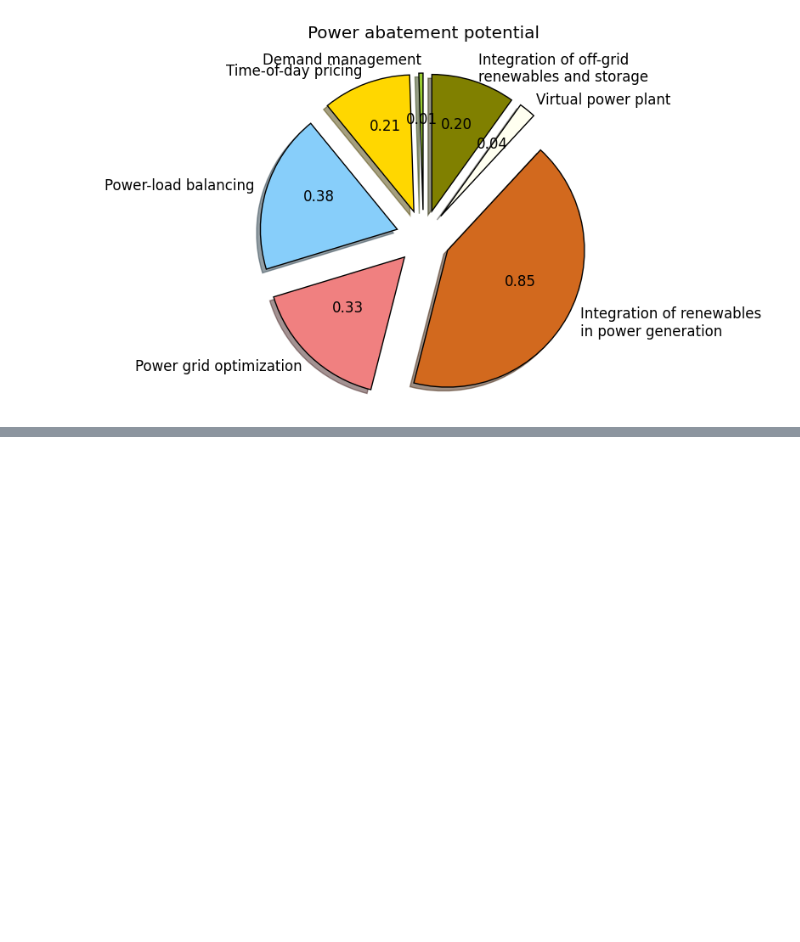
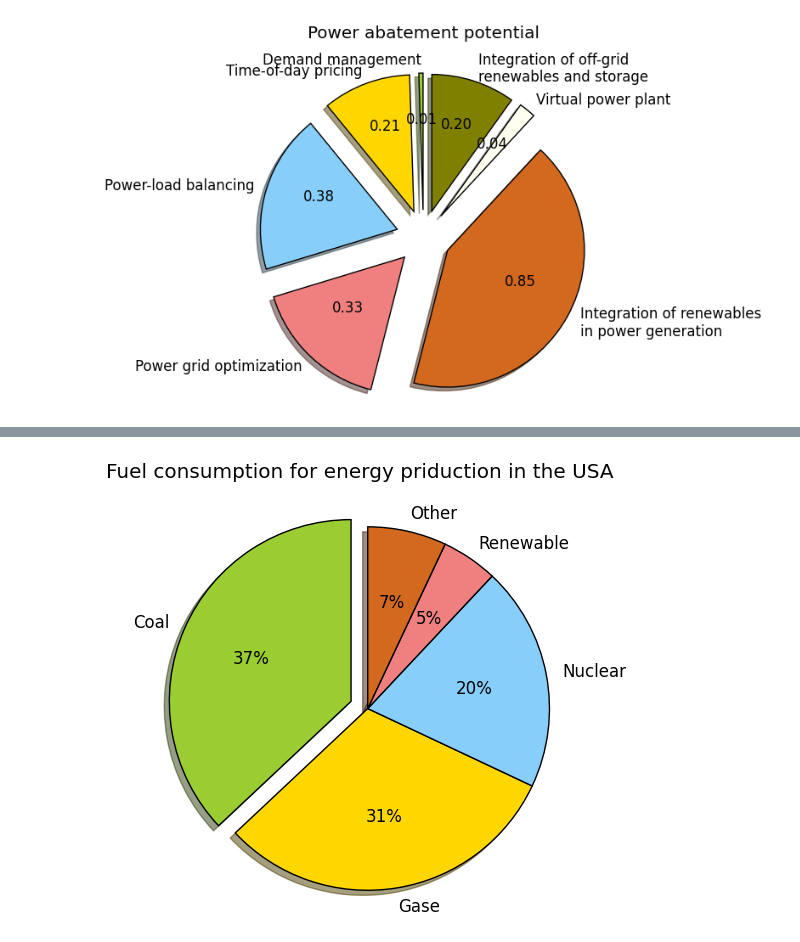
Before and after one commit to MyMEng/STB_smarter2020, a Jupyter notebook: Tools/charter.ipynb, the cells around one changed output, grey strips where cells are left out. Saved outputs shown, nothing was run; the diff lists cells and outputs as text; code cells hidden in the pictures; blank space fills up the shorter version.

```diff
--- a/Tools/charter.ipynb
+++ b/Tools/charter.ipynb
@@ -81,0 +104,23 @@ PyPlot.savefig("pyplot2.png")
+# %%
+labels = ["Coal","Gase","Nuclear","Renewable", "Other"]
+sizes = [37, 31, 20, 5, 7]
+colors = ["yellowgreen", "gold", "lightskyblue", "lightcoral", "chocolate"]
+explode = zeros( length(labels) ); explode[1] = .1;
+
+pct = String[]
+for i = 1:length(labels)
+    push!(pct, string(sizes[i]))
+end
+total = sum(sizes)
+function pp(x)
+    return @sprintf("%1.0f%%", x*total/100)
+end
+
+fig = figure(figsize=(5,5)) # 10,10
+p = pie(sizes,labels=labels,shadow=true,startangle=90,explode=explode,colors=colors,autopct=pp)
+
+axis("equal")
+title("Fuel consumption for energy priduction in the USA\n")
+PyPlot.savefig("pyplot2.png")
+# %% [output]
+[figure, added]
```
Also changed, not shown: parts of 4 cells of this notebook, 1 other file.
